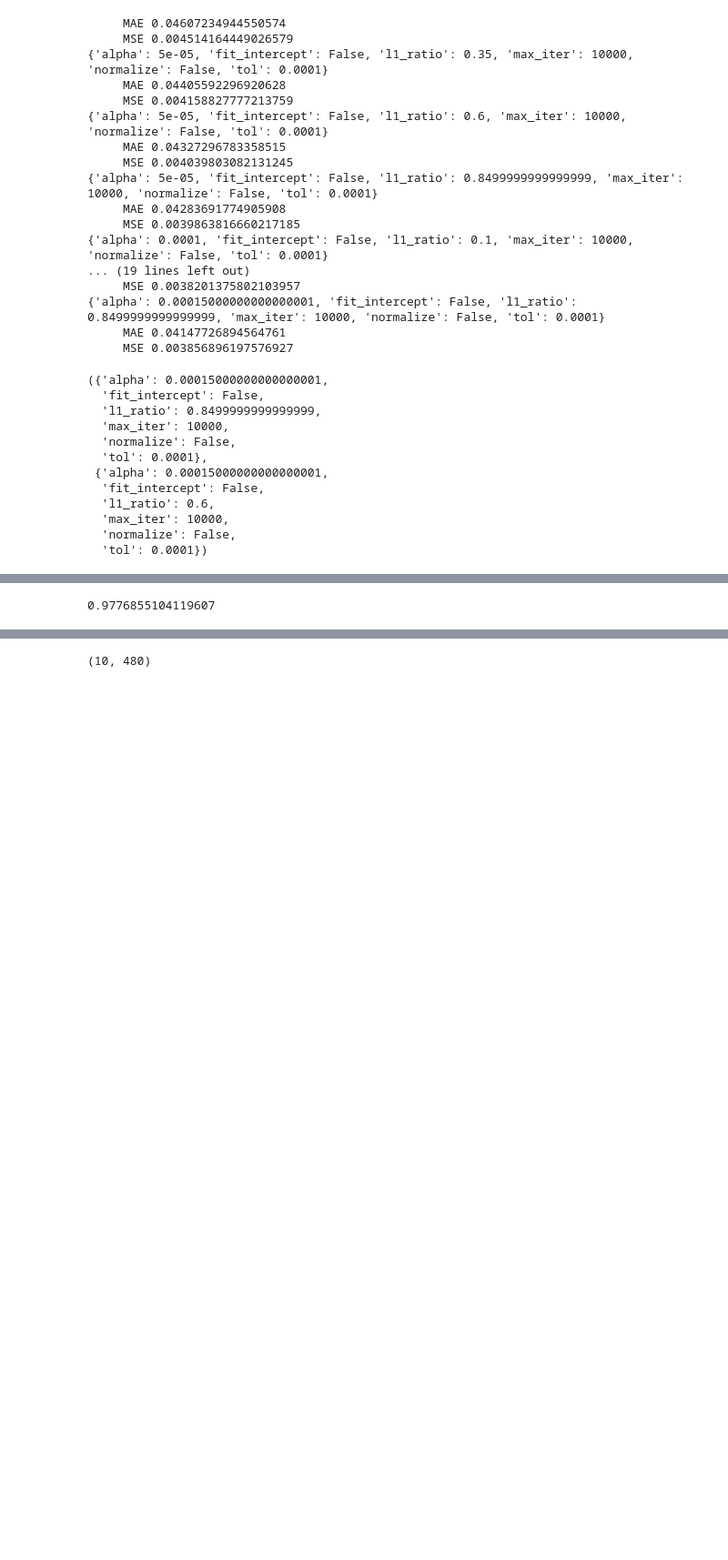
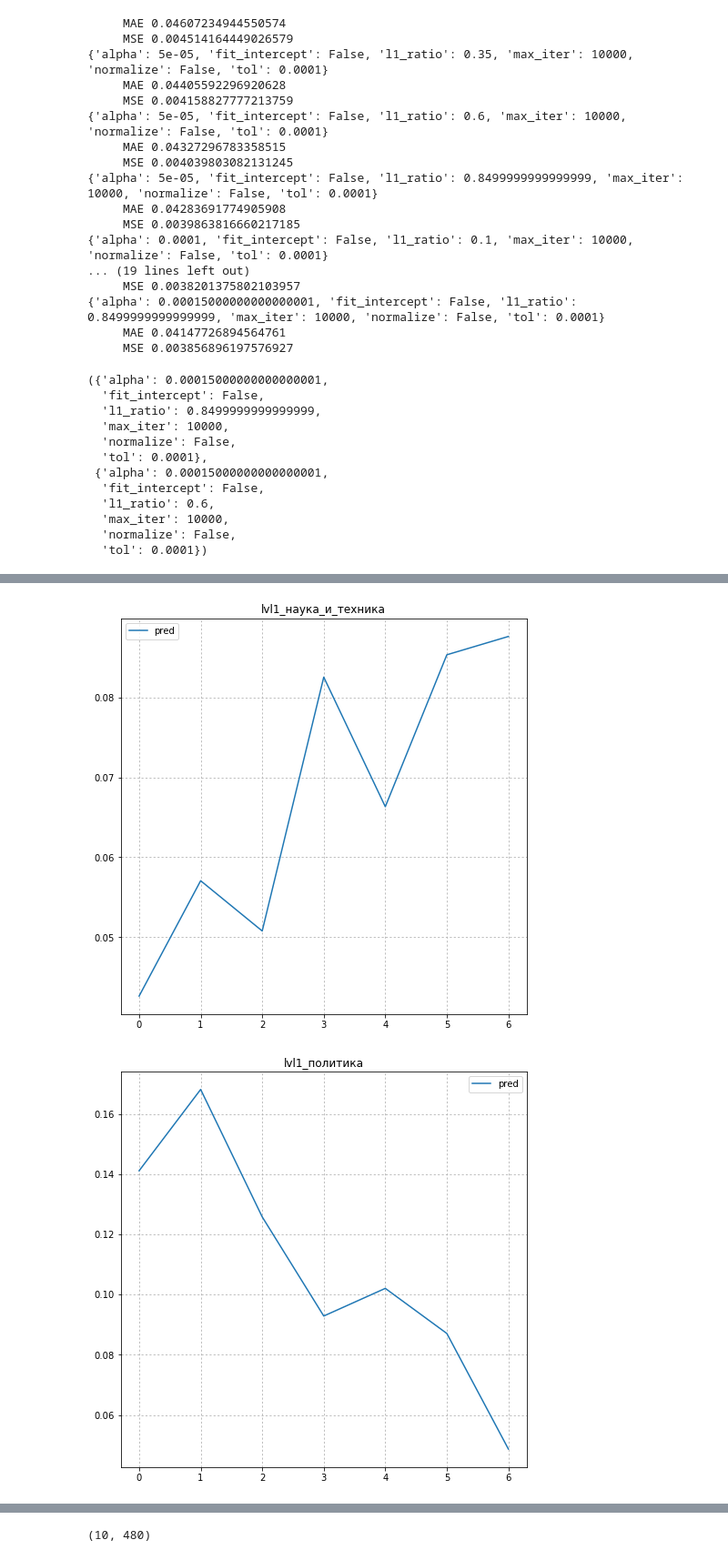
Before and after one commit to celidos/globalchangers, a Jupyter notebook: pipeline.ipynb, the cells around one changed output, grey strips where cells are left out. Shown at 91% size. Cells and saved outputs as stored; diff of their text form; code cells hidden in the pictures; blank space fills up the shorter version.

```diff
--- a/pipeline.ipynb
+++ b/pipeline.ipynb
@@ -184,4 +260,15 @@ for i in range(n_titles):
-# %%
-prediction.sum(axis=1).mean()
-# %% [output]
-0.9776855104119607
+# %%
+super_true_prediction = np.zeros((n_titles, 7))
+for i in range(n_titles):
+    plt.figure(figsize=(8, 8))
+    size = prediction.shape[0]
+    super_true_prediction[i, :] = prediction[:size, i].reshape((size//12,12)).mean(axis=1)
+    plt.plot(np.arange(size//12), super_true_prediction[i], label='pred')
+    #plt.plot(np.arange(size//12), test_target[:size, i].reshape((size//12, 12)).mean(axis=1), label='true', alpha=0.5)
+    plt.legend()
+    plt.title(data.columns[i])
+    plt.grid(ls=':')
+    plt.show()
+# %% [output]
+[figure, added]
+[figure, added]
```
Also changed, not shown: parts of 32 cells of this notebook.
